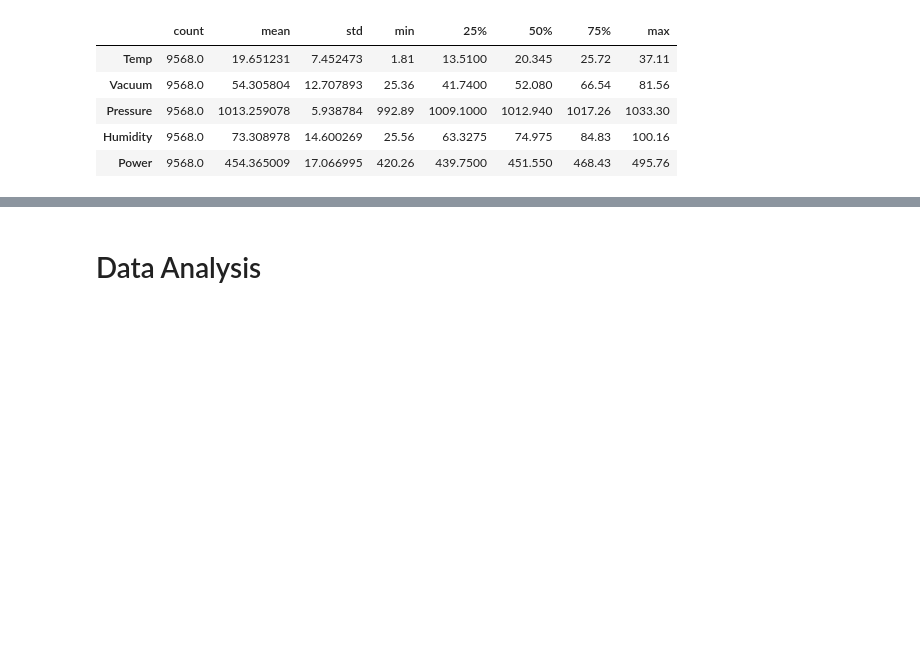
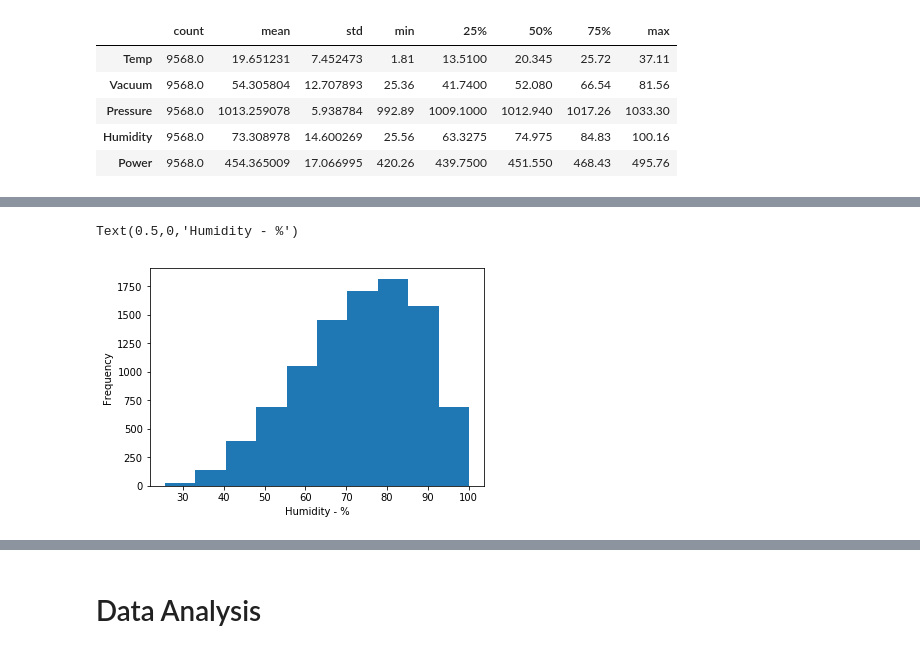
Before and after one commit to toantranct94/dtmn, a Jupyter notebook: baitap.ipynb, the cells around one changed output, grey strips where cells are left out. Cells and saved outputs as stored; diff of their text form; code cells hidden in the pictures; blank space fills up the shorter version.

```diff
--- a/baitap.ipynb
+++ b/baitap.ipynb
@@ -33,0 +50,6 @@ powerPlant.describe().T
+# %%
+ax = powerPlant['Humidity'].plot.hist()
+ax.set_xlabel('Humidity - %')
+# %% [output]
+Text(0.5,0,'Humidity - %')
+[figure, added]
```
Also changed, not shown: parts of 12 cells of this notebook.
